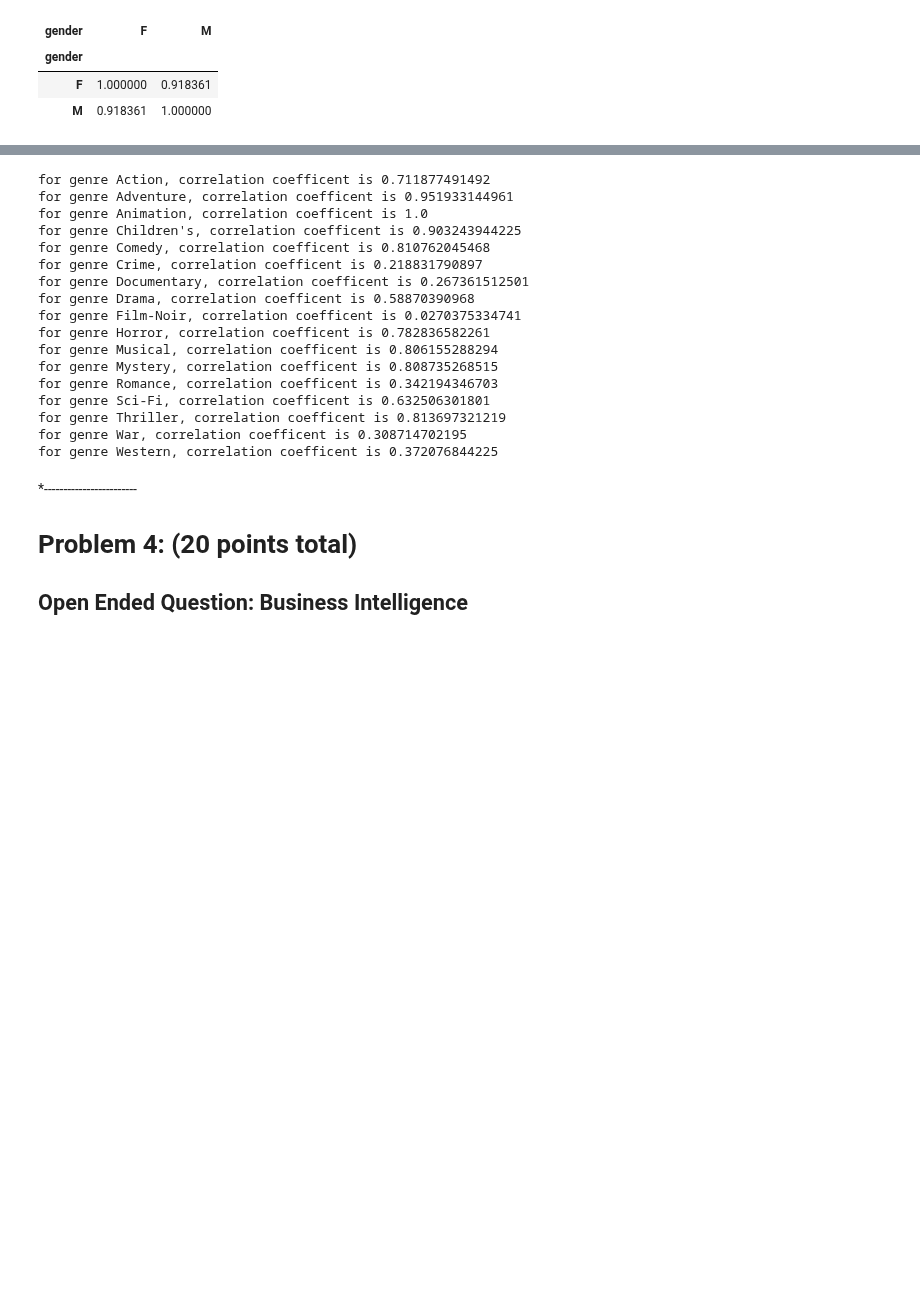
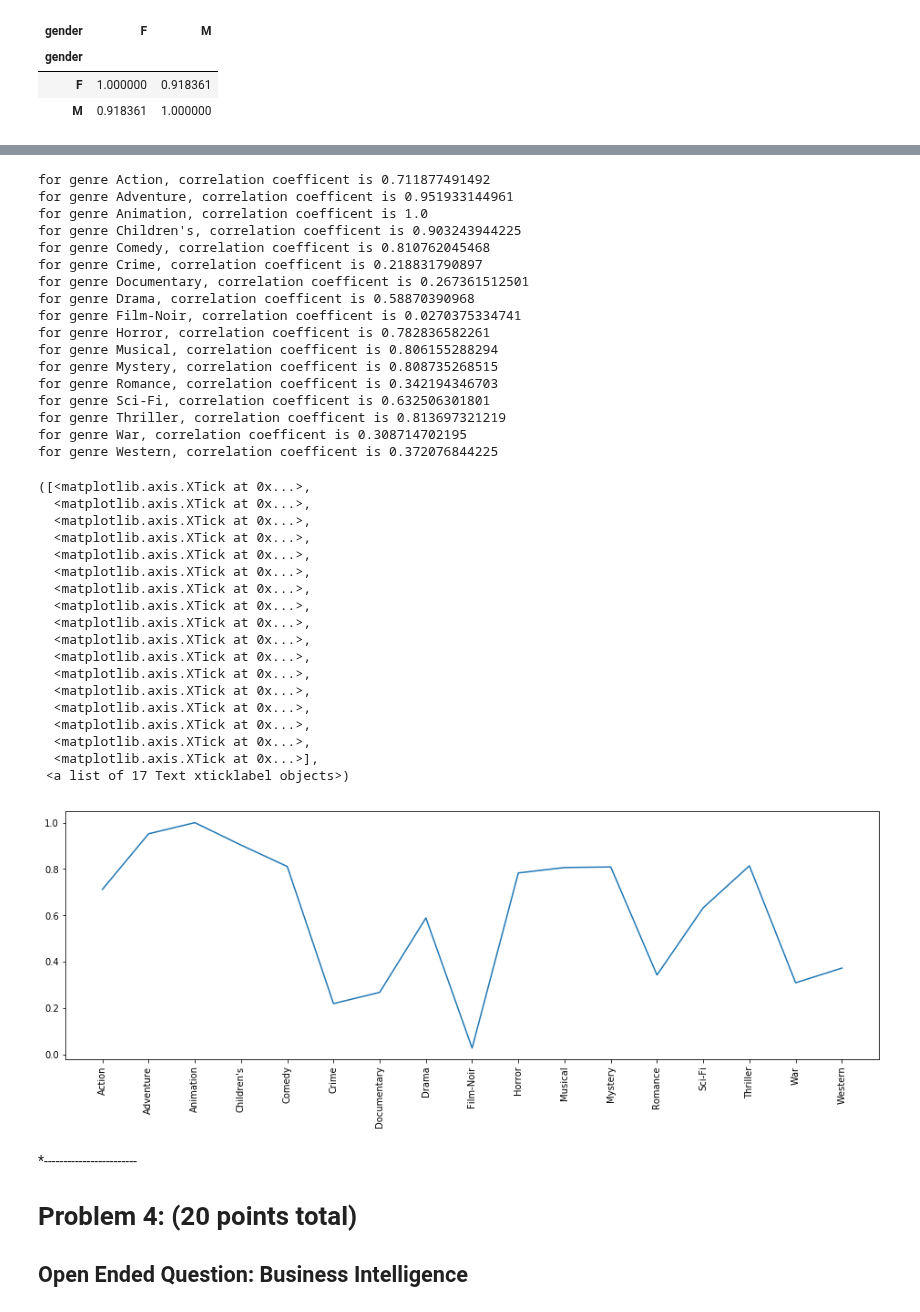
Before and after one commit to tianhaopx/Case-Study-of-Data-Science, a Jupyter notebook: CaseStudy2/CaseStudy2.ipynb, the cells around one changed output, grey strips where cells are left out. Drawn from its saved outputs; the diff is of its cells as text; code cells hidden in the pictures; blank space fills up the shorter version.

```diff
--- a/CaseStudy2/CaseStudy2.ipynb
+++ b/CaseStudy2/CaseStudy2.ipynb
@@ -488,29 +490,56 @@ for age group 56, correlation coefficent is 0.413094122819
 # %%
 # compute correlation coefficent for each genre
-for i in ['Action','Adventure','Animation',"Children's",'Comedy','Crime','Documentary','Drama','Film-Noir',
-          'Horror','Musical','Mystery','Romance','Sci-Fi','Thriller','War','Western']:
+genre=['Action','Adventure','Animation',"Children's",'Comedy','Crime','Documentary','Drama','Film-Noir',
+          'Horror','Musical','Mystery','Romance','Sci-Fi','Thriller','War','Western']
+cor=[]
+for i in genre:
     data_genres=data[data.genres==i]
     meanrating_genres=data_genres.pivot_table('rating',index='title',columns='gender',aggfunc='mean')
     #meanrating200_genres=meanrating_genres[titlerating_200]
-    print('for genre %s, correlation coefficent is'%i, meanrating_genres['M'].corr(meanrating_genres['F']))
+    val=meanrating_genres['M'].corr(meanrating_genres['F'])
+    cor.append(val)
+    print('for genre %s, correlation coefficent is'%i, val)
+
+py.figure(figsize=(16,5))
+py.plot(range(len(genre)), cor)
+py.xticks(range(len(genre)),genre,rotation='vertical')
 # %% [output]
 for genre Action, correlation coefficent is 0.711877491492
 for genre Adventure, correlation coefficent is 0.951933144961
 for genre Animation, correlation coefficent is 1.0
 for genre Children's, correlation coefficent is 0.903243944225
 for genre Comedy, correlation coefficent is 0.810762045468
 for genre Crime, correlation coefficent is 0.218831790897
 for genre Documentary, correlation coefficent is 0.267361512501
 for genre Drama, correlation coefficent is 0.58870390968
 for genre Film-Noir, correlation coefficent is 0.0270375334741
 for genre Horror, correlation coefficent is 0.782836582261
 for genre Musical, correlation coefficent is 0.806155288294
 for genre Mystery, correlation coefficent is 0.808735268515
 for genre Romance, correlation coefficent is 0.342194346703
 for genre Sci-Fi, correlation coefficent is 0.632506301801
 for genre Thriller, correlation coefficent is 0.813697321219
 for genre War, correlation coefficent is 0.308714702195
 for genre Western, correlation coefficent is 0.372076844225
+([<matplotlib.axis.XTick at 0x...>,
+  <matplotlib.axis.XTick at 0x...>,
+  <matplotlib.axis.XTick at 0x...>,
+  <matplotlib.axis.XTick at 0x...>,
+  <matplotlib.axis.XTick at 0x...>,
+  <matplotlib.axis.XTick at 0x...>,
+  <matplotlib.axis.XTick at 0x...>,
+  <matplotlib.axis.XTick at 0x...>,
+  <matplotlib.axis.XTick at 0x...>,
+  <matplotlib.axis.XTick at 0x...>,
+  <matplotlib.axis.XTick at 0x...>,
+  <matplotlib.axis.XTick at 0x...>,
+  <matplotlib.axis.XTick at 0x...>,
+  <matplotlib.axis.XTick at 0x...>,
+  <matplotlib.axis.XTick at 0x...>,
+  <matplotlib.axis.XTick at 0x...>,
+  <matplotlib.axis.XTick at 0x...>],
+ <a list of 17 Text xticklabel objects>)
+[figure, added]
 # %% [markdown]
 *------------------------
 
```
Also changed, not shown: parts of 1 cell of this notebook.
